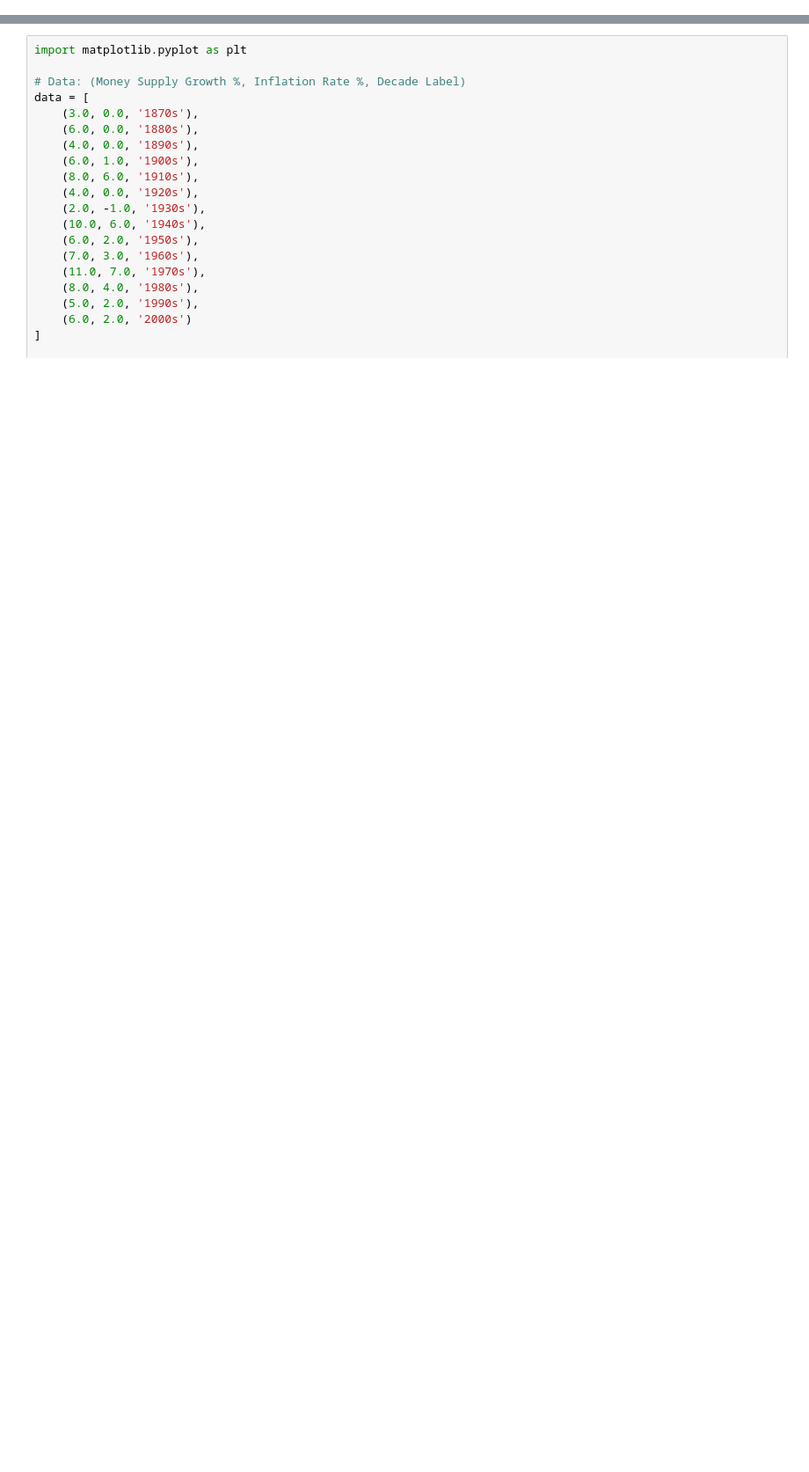
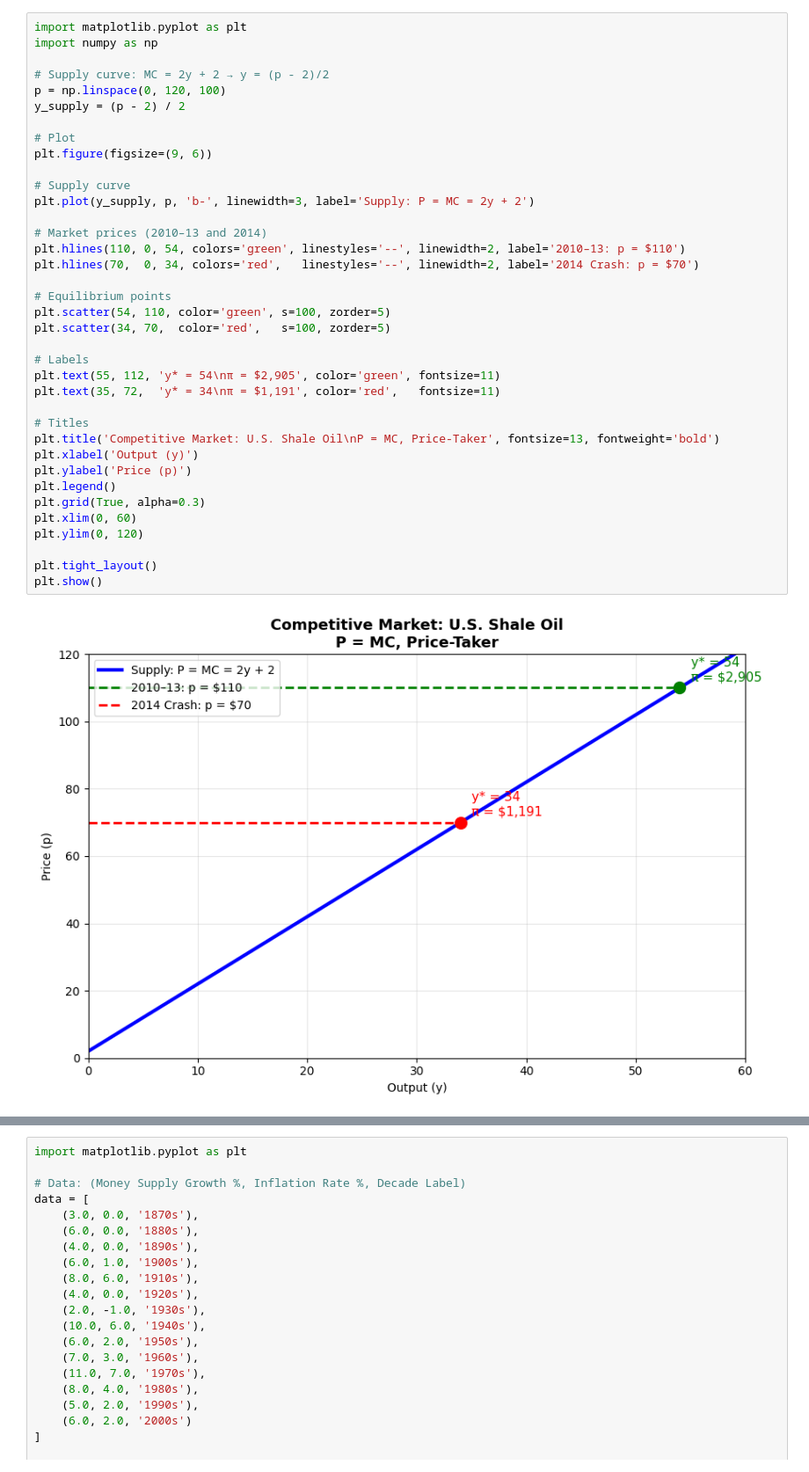
Before and after one commit to DINESHKUMARMURUGAN/econ690, a Jupyter notebook: Assignment-Part-1.ipynb, the cells around one changed output, grey strips where cells are left out. Shown at 88% size. Cells and saved outputs as stored; diff of their text form; blank space fills up the shorter version.

```diff
--- a/Assignment-Part-1.ipynb
+++ b/Assignment-Part-1.ipynb
@@ -0,0 +36,39 @@
+# %%
+import matplotlib.pyplot as plt
+import numpy as np
+
+# Supply curve: MC = 2y + 2 → y = (p - 2)/2
+p = np.linspace(0, 120, 100)
+y_supply = (p - 2) / 2
+
+# Plot
+plt.figure(figsize=(9, 6))
+
+# Supply curve
+plt.plot(y_supply, p, 'b-', linewidth=3, label='Supply: P = MC = 2y + 2')
+
+# Market prices (2010–13 and 2014)
+plt.hlines(110, 0, 54, colors='green', linestyles='--', linewidth=2, label='2010–13: p = $110')
+plt.hlines(70,  0, 34, colors='red',   linestyles='--', linewidth=2, label='2014 Crash: p = $70')
+
+# Equilibrium points
+plt.scatter(54, 110, color='green', s=100, zorder=5)
+plt.scatter(34, 70,  color='red',   s=100, zorder=5)
+
+# Labels
+plt.text(55, 112, 'y* = 54\nπ = $2,905', color='green', fontsize=11)
+plt.text(35, 72,  'y* = 34\nπ = $1,191', color='red',   fontsize=11)
+
+# Titles
+plt.title('Competitive Market: U.S. Shale Oil\nP = MC, Price-Taker', fontsize=13, fontweight='bold')
+plt.xlabel('Output (y)')
+plt.ylabel('Price (p)')
+plt.legend()
+plt.grid(True, alpha=0.3)
+plt.xlim(0, 60)
+plt.ylim(0, 120)
+
+plt.tight_layout()
+plt.show()
+# %% [output]
+[figure, added]
```
Also changed, not shown: parts of 36 cells of this notebook.
